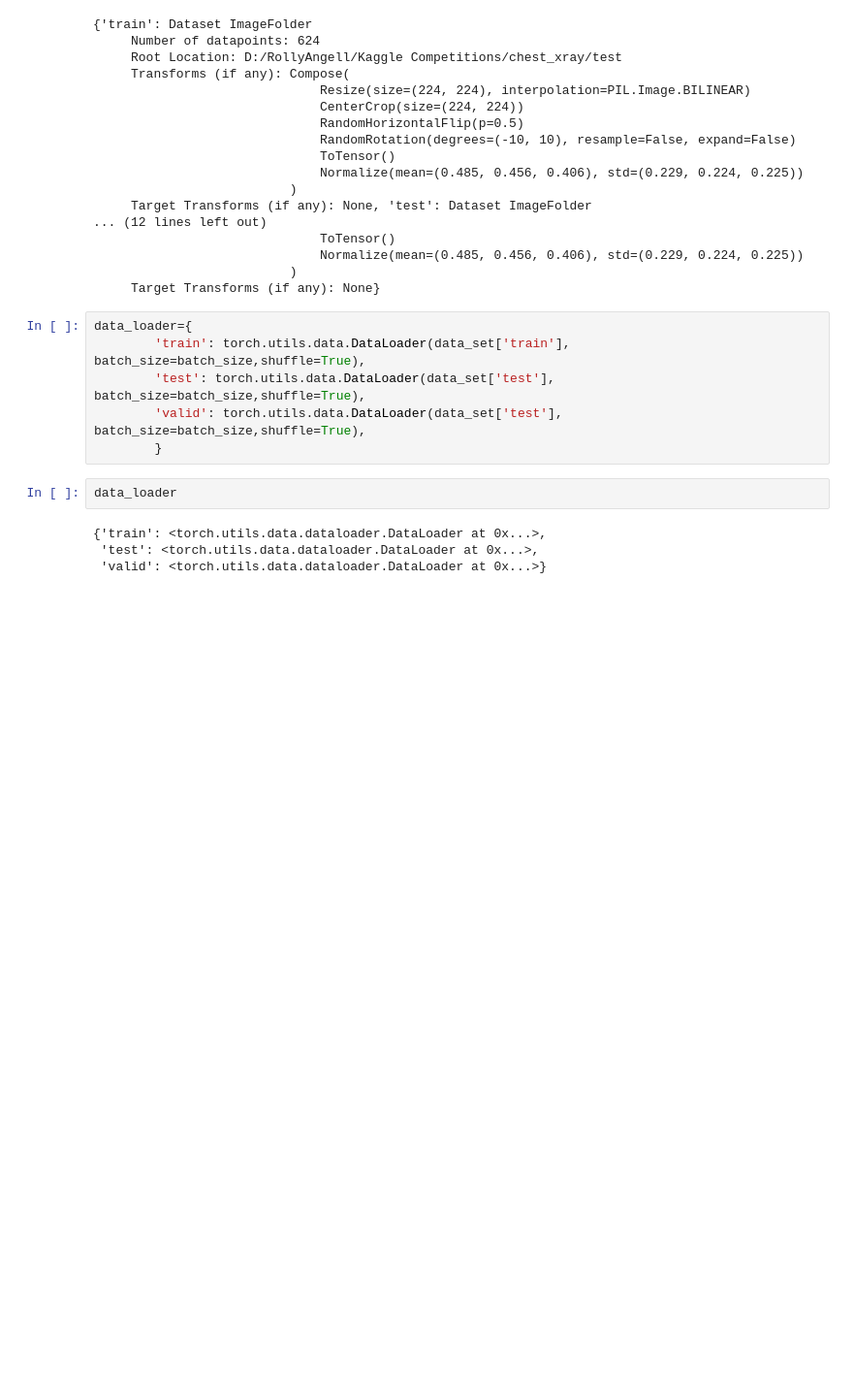
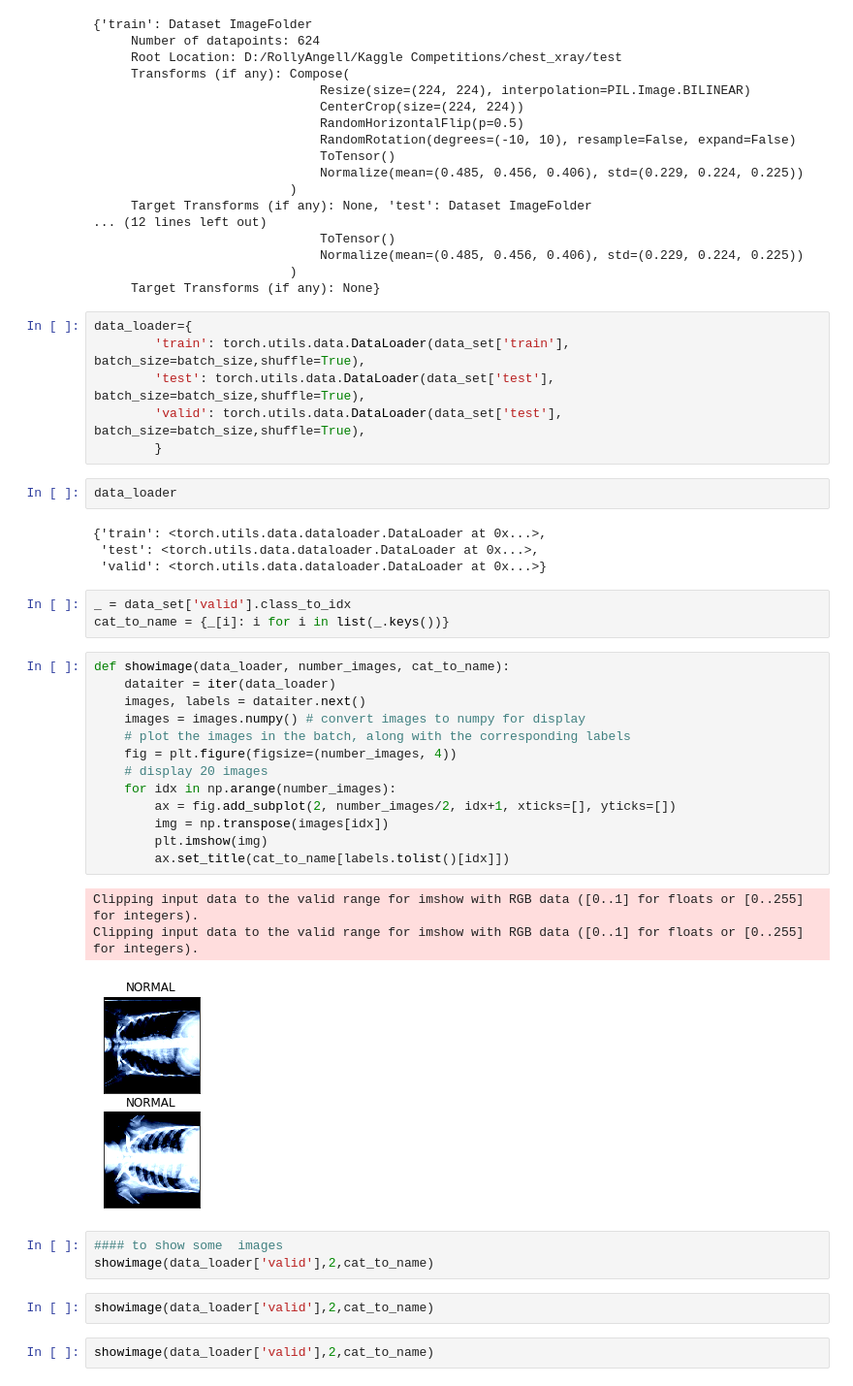
Before and after one commit to RollyAngell/Tarea-CG-Chest_X-Ray_Images_Pneumonia, a Jupyter notebook: Untitled.ipynb, the cells around one changed output. Shown at 97% size. Saved outputs shown, nothing was run; the diff lists cells and outputs as text; blank space fills up the shorter version.

Commit message:
visualization of data

```diff
--- a/Untitled.ipynb
+++ b/Untitled.ipynb
@@ -98,3 +98,30 @@ data_loader
 {'train': <torch.utils.data.dataloader.DataLoader at 0x...>,
  'test': <torch.utils.data.dataloader.DataLoader at 0x...>,
  'valid': <torch.utils.data.dataloader.DataLoader at 0x...>}
+# %%
+_ = data_set['valid'].class_to_idx
+cat_to_name = {_[i]: i for i in list(_.keys())}
+# %%
+def showimage(data_loader, number_images, cat_to_name):
+    dataiter = iter(data_loader)
+    images, labels = dataiter.next()
+    images = images.numpy() # convert images to numpy for display
+    # plot the images in the batch, along with the corresponding labels
+    fig = plt.figure(figsize=(number_images, 4))
+    # display 20 images
+    for idx in np.arange(number_images):
+        ax = fig.add_subplot(2, number_images/2, idx+1, xticks=[], yticks=[])
+        img = np.transpose(images[idx])
+        plt.imshow(img)
+        ax.set_title(cat_to_name[labels.tolist()[idx]])
+# %% [output]
+Clipping input data to the valid range for imshow with RGB data ([0..1] for floats or [0..255] for integers).
+Clipping input data to the valid range for imshow with RGB data ([0..1] for floats or [0..255] for integers).
+[figure, added]
+# %%
+#### to show some  images
+showimage(data_loader['valid'],2,cat_to_name)
+# %%
+showimage(data_loader['valid'],2,cat_to_name)
+# %%
+showimage(data_loader['valid'],2,cat_to_name)
```
